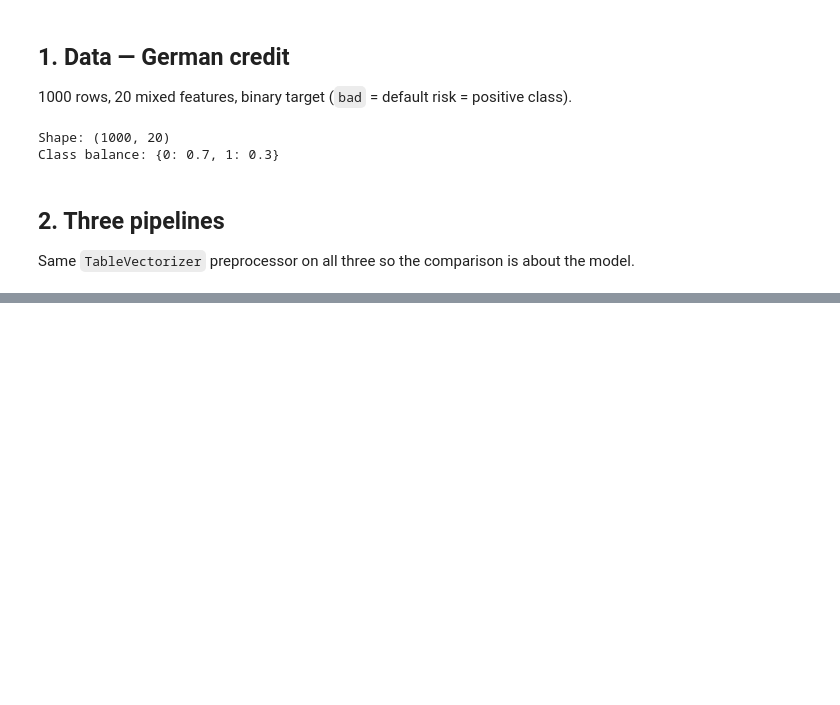
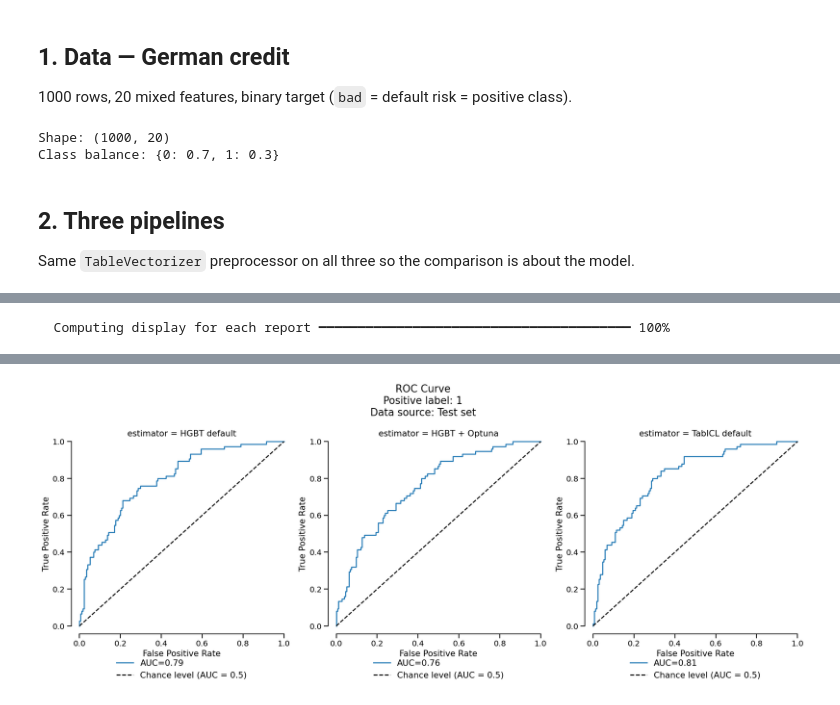
Before and after one commit to probabl-ai/skore-tabicl, a Jupyter notebook: demo1_five_minute_model.ipynb, the cells around one changed output, grey strips where cells are left out. Drawn from its saved outputs; the diff is of its cells as text; code cells hidden in the pictures; blank space fills up the shorter version.

```diff
--- a/demo1_five_minute_model.ipynb
+++ b/demo1_five_minute_model.ipynb
@@ -195,7 +202,6 @@ comparison.metrics.summarize().frame()
 # %%
-comparison.metrics.roc()
-plt.show()
-comparison.metrics.precision_recall()
-plt.show()
+display = comparison.metrics.roc()
+display.plot()
 # %% [output]
+  Computing display for each report ━━━━━━━━━━━━━━━━━━━━━━━━━━━━━━━━━━━━━━━━ 100%
 [interactive output not drawn]
@@ -204,0 +208 @@ plt.show()
+[figure, added]
```
Also changed, not shown: parts of 7 cells of this notebook, 2 other files.
